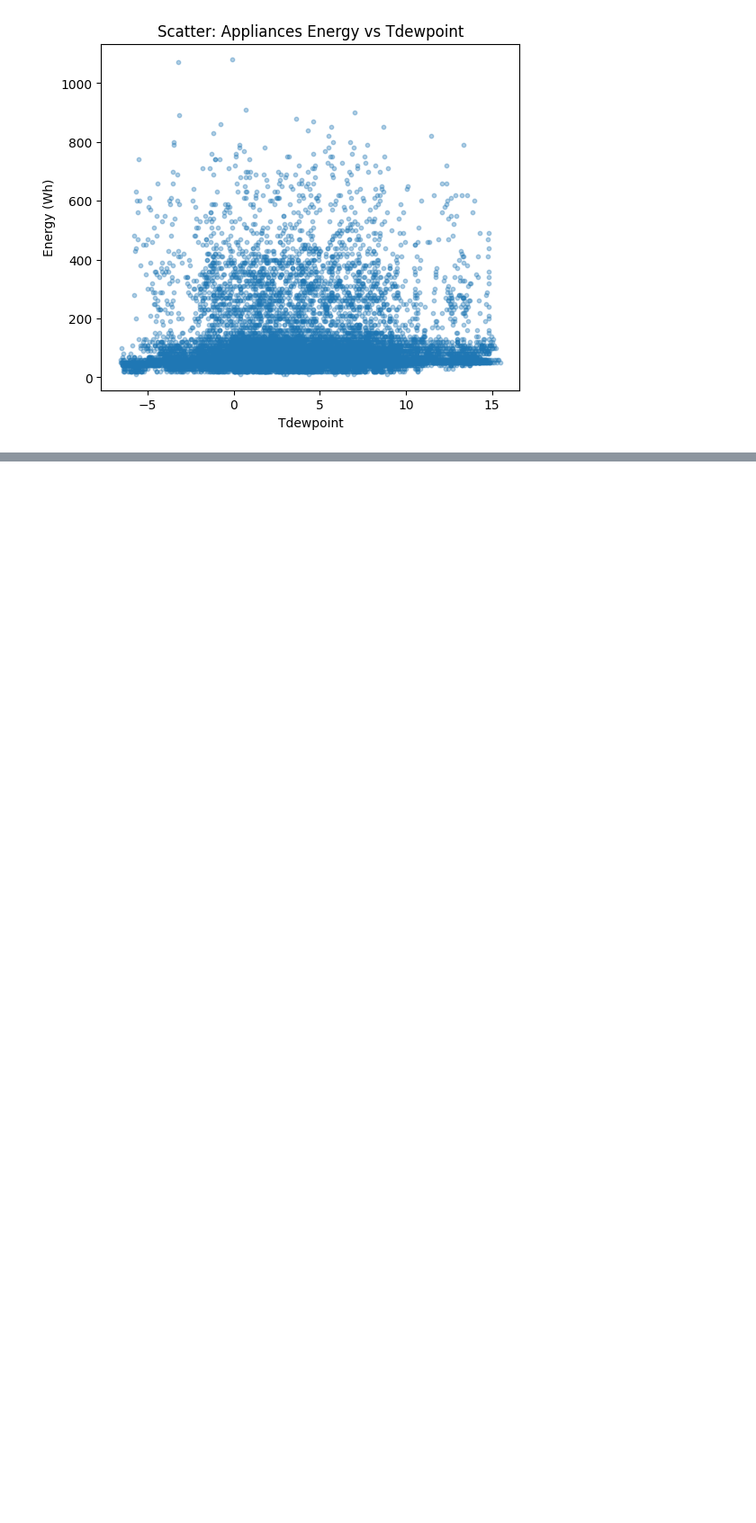
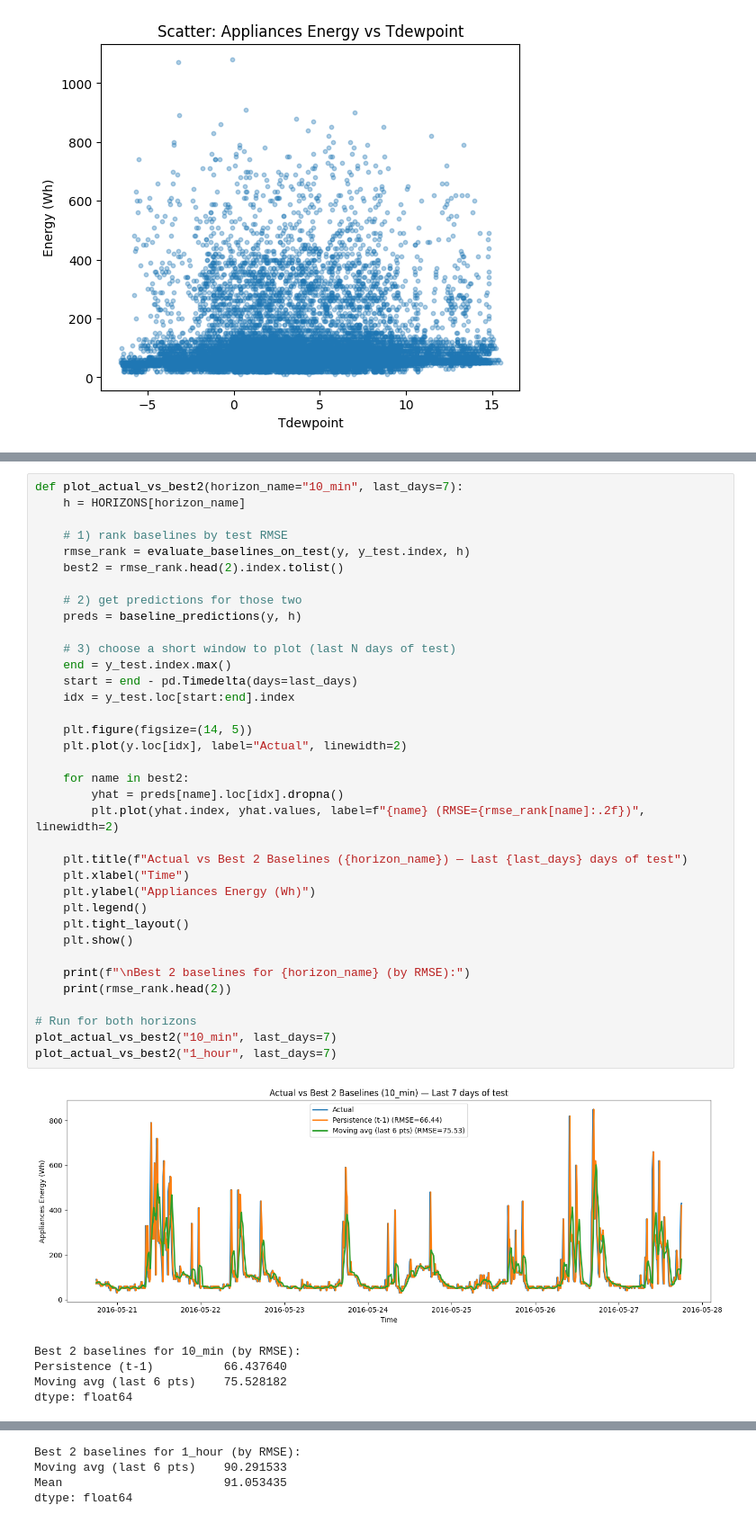
Before and after one commit to ibimohamed83/Data_Analytics_project, a Jupyter notebook: smart_home.ipynb, the cells around one changed output, grey strips where cells are left out. Shown at 90% size. Saved outputs shown, nothing was run; the diff lists cells and outputs as text; blank space fills up the shorter version.

Commit message:
Updated the code to build baseline forecasting models - this mapped to research question 1 and 2

```diff
--- a/smart_home.ipynb
+++ b/smart_home.ipynb
@@ -424,0 +517,42 @@ for c in scatter_cols:
+# %%
+def plot_actual_vs_best2(horizon_name="10_min", last_days=7):
+    h = HORIZONS[horizon_name]
+
+    # 1) rank baselines by test RMSE
+    rmse_rank = evaluate_baselines_on_test(y, y_test.index, h)
+    best2 = rmse_rank.head(2).index.tolist()
+
+    # 2) get predictions for those two
+    preds = baseline_predictions(y, h)
+
+    # 3) choose a short window to plot (last N days of test)
+    end = y_test.index.max()
+    start = end - pd.Timedelta(days=last_days)
+    idx = y_test.loc[start:end].index
+
+    plt.figure(figsize=(14, 5))
+    plt.plot(y.loc[idx], label="Actual", linewidth=2)
+
+    for name in best2:
+        yhat = preds[name].loc[idx].dropna()
+        plt.plot(yhat.index, yhat.values, label=f"{name} (RMSE={rmse_rank[name]:.2f})", linewidth=2)
+
+    plt.title(f"Actual vs Best 2 Baselines ({horizon_name}) — Last {last_days} days of test")
+    plt.xlabel("Time")
+    plt.ylabel("Appliances Energy (Wh)")
+    plt.legend()
+    plt.tight_layout()
+    plt.show()
+
+    print(f"\nBest 2 baselines for {horizon_name} (by RMSE):")
+    print(rmse_rank.head(2))
+
+# Run for both horizons
+plot_actual_vs_best2("10_min", last_days=7)
+plot_actual_vs_best2("1_hour", last_days=7)
+# %% [output]
+[figure, added]
+Best 2 baselines for 10_min (by RMSE):
+Persistence (t-1)          66.437640
+Moving avg (last 6 pts)    75.528182
+dtype: float64
@@ -424,0 +560,4 @@ for c in scatter_cols:
+Best 2 baselines for 1_hour (by RMSE):
+Moving avg (last 6 pts)    90.291533
+Mean                       91.053435
+dtype: float64
```
Also changed, not shown: parts of 8 cells of this notebook.
